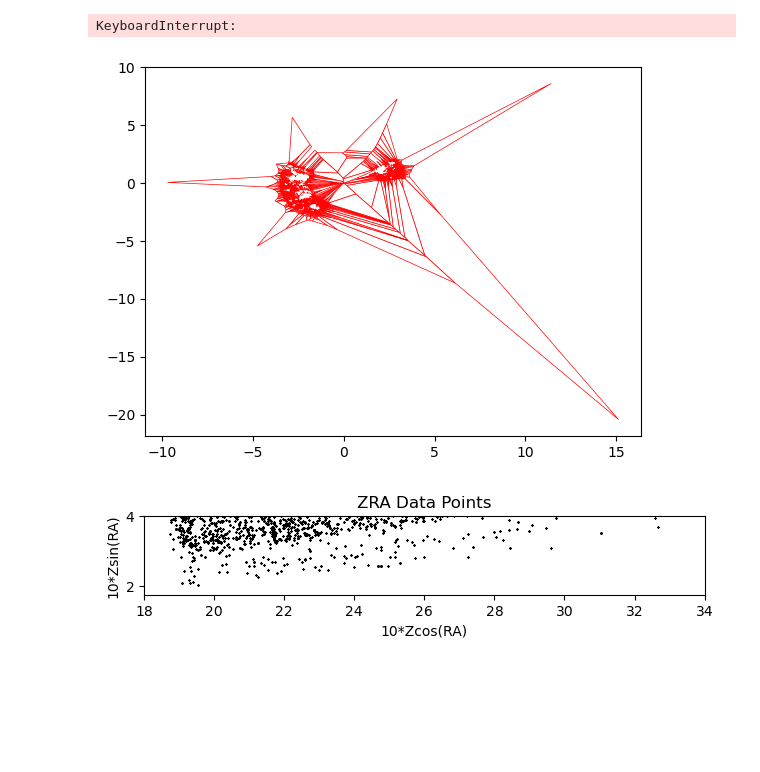
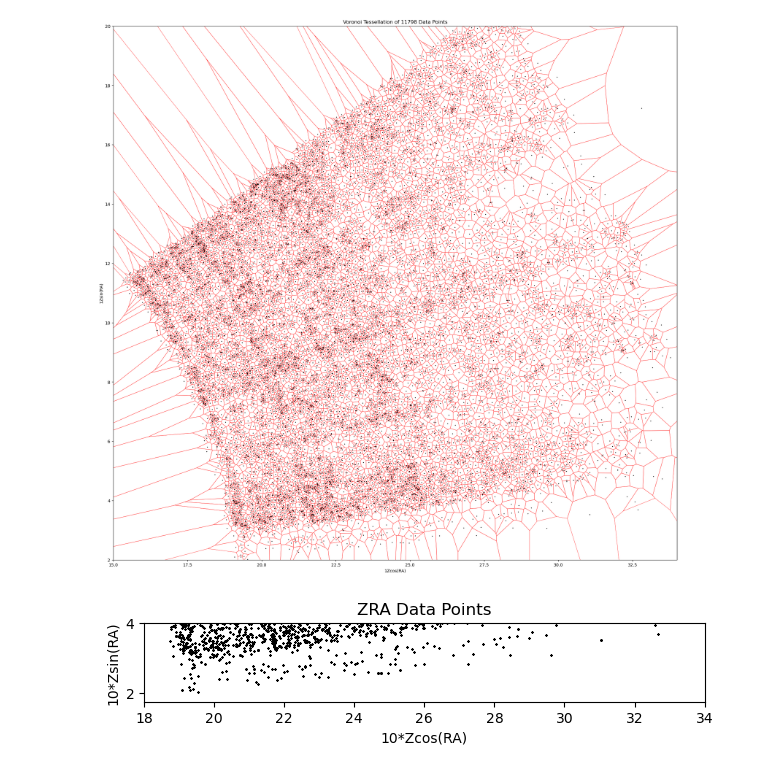
Before and after one commit to MuhammadArshad123/dark-energy-protocluster, a Jupyter notebook: voronoi.ipynb, the cells around one changed output. Saved outputs shown, nothing was run; the diff lists cells and outputs as text; code cells hidden in the pictures; blank space fills up the shorter version.

Commit message:
Voronoi of RA Range 1

```diff
--- a/voronoi.ipynb
+++ b/voronoi.ipynb
@@ -13,27 +14,34 @@ ZDEC = np.column_stack((df['Zcos(DEC)'], df['Zsin(DEC)']))
+# %%
+filtered_df = df[df['DEC'] > 0.0]
+lims = (-1.2,1.104)
+# Filter the DataFrame based on the 'DEC' column
+filtered_df = df[(df['DEC'] >= lims[0]) & (df['DEC'] <= lims[1])]
+ZRA = np.column_stack((filtered_df['Zcos(RA)'], filtered_df['Zsin(RA)']))
+ZDEC = np.column_stack((filtered_df['Zcos(DEC)'], filtered_df['Zsin(DEC)']))
 # %%
 vorRA = Voronoi(ZRA)
 x, y = ZRA[:,0], ZRA[:,1]
-xmin, xmax = 18, 34
-ymin, ymax = 1.75, 4
+xmin, xmax = 15, 34
+ymin, ymax = 2,20
+
+plt.figure(figsize=(24,24))
 
 for region in vorRA.regions:
     if not -1 in region:
         polygon = [vorRA.vertices[i] for i in region]
         plt.fill(*zip(*polygon), color='white', edgecolor='red', lw=0.5)
 
 plt.scatter(x, y, color='black', marker='x', label='Data Points', s=1)
-
 plt.xlim(xmin, xmax)
 plt.ylim(ymin, ymax)
-plt.xlabel(f'{scale}*Zcos(RA)')
-plt.ylabel(f'{scale}*Zsin(RA)')
+
+plt.title(f'Voronoi Tessellation of {len(ZRA)} Data Points')
+plt.xlabel(f'{scale}Zcos(RA)')
+plt.ylabel(f'{scale}Zsin(RA)')
 
 plt.gca().set_aspect('equal')
 
-plt.savefig('C:/Users/mmann/Downloads/voronoi_tessellation_zoomed.pdf', format='pdf', bbox_inches='tight')
-
-plt.show()
+plt.savefig('./plots/voronoi_tessellation_range1_RA.pdf', format='pdf', bbox_inches='tight')
 # %% [output]
-KeyboardInterrupt:
-[figure, old version]
+[figure, new version]
 # %%
```
Also changed, not shown: parts of 3 cells of this notebook, 1 other file.
